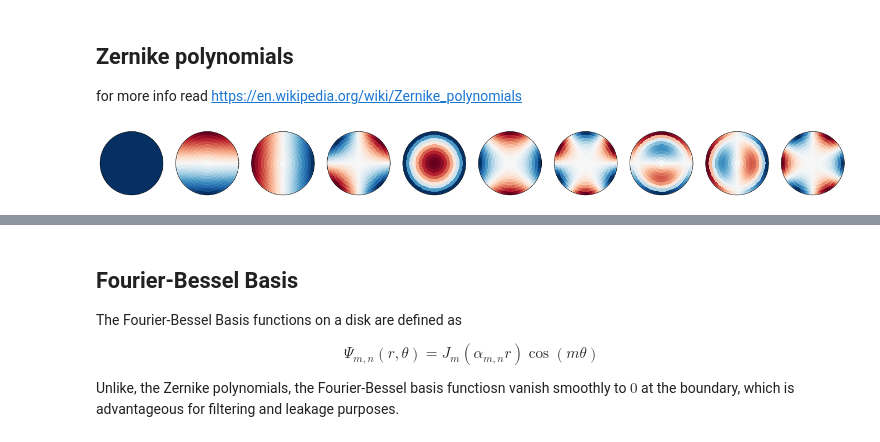
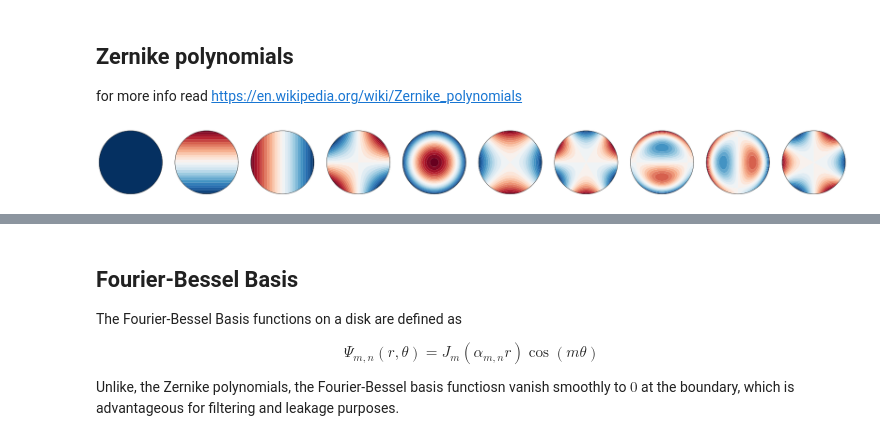
Before and after one commit to NVIDIA/torch-harmonics, a Jupyter notebook: notebooks/filter_basis_functions.ipynb, the cells around one changed output, grey strips where cells are left out. Saved outputs shown, nothing was run; the diff lists cells and outputs as text; code cells hidden in the pictures.

```diff
--- a/notebooks/filter_basis_functions.ipynb
+++ b/notebooks/filter_basis_functions.ipynb
@@ -26,18 +26,27 @@ We start off with piecewise linear basis functions defined on a disk.
 fb = get_filter_basis((5, 4), "piecewise linear")
 # %%
 phi = torch.linspace(0, 2*np.pi, 100)
-r = torch.linspace(0, 1.0, 10)
+r = torch.linspace(0, 1.0, 40)
 r, phi = torch.meshgrid(r, phi)
+
+# Quadrature on the unit disk: area element r dr dφ. Trapezoidal in r, uniform in φ.
+nr, nphi = r.shape[0], r.shape[1]
+dr = 1.0 / (nr - 1) if nr > 1 else 1.0
+dphi = 2 * math.pi / nphi
+r_fac = torch.ones_like(r)
+r_fac[0, :] = 0.5
+r_fac[-1, :] = 0.5
+quad_weights = r * dr * dphi * r_fac
 
 ks = fb.kernel_size
 idx, vals = fb.compute_support_vals(r, phi, r_cutoff=1)
 idx = torch.stack([idx[:, 0], idx[:, 1], idx[:, 2]], dim=0)
 psi = torch.sparse_coo_tensor(idx, vals, size=(ks, *r.shape)).to_dense()
 
-fig, ax = plt.subplots(nrows=1, ncols=ks, subplot_kw={"projection": "polar"}, figsize=(24,4))
+fig, ax = plt.subplots(nrows=1, ncols=ks, subplot_kw={"projection": "polar"}, figsize=(32,4))
 for k in range(0, ks):
     f = psi[k]
-    pc = ax[k].pcolormesh(phi, r, f, cmap=cmap, vmin=-f.abs().max(), vmax=f.abs().max())
+    pc = ax[k].contourf(phi, r, f, cmap=cmap, vmin=-f.abs().max(), vmax=f.abs().max(), levels=24, antialiased=True)
     ax[k].set_xticks([])
     ax[k].set_yticks([])
 # %% [output]
@@ -49,7 +78,7 @@ nmax = mmax = 3
 fb = get_filter_basis((nmax, mmax), "harmonic")
 # %%
 phi = torch.linspace(0, 2*np.pi, 100)
-r = torch.linspace(0, 1.0, 10)
+r = torch.linspace(0, 1.0, 40)
 r, phi = torch.meshgrid(r, phi)
 
 ks = fb.kernel_size
@@ -60,7 +89,7 @@ psi = torch.sparse_coo_tensor(idx, vals, size=(ks, *r.shape)).to_dense()
 fig, ax = plt.subplots(nrows=1, ncols=ks, subplot_kw={"projection": "polar"}, figsize=(32,4))
 for k in range(0, ks):
     f = psi[k]
-    pc = ax[k].pcolormesh(phi, r, f, cmap=cmap, vmin=-f.abs().max(), vmax=f.abs().max())
+    pc = ax[k].contourf(phi, r, f, cmap=cmap, vmin=-f.abs().max(), vmax=f.abs().max(), levels=24, antialiased=True)
     ax[k].set_xticks([])
     ax[k].set_yticks([])
 # %% [output]
@@ -74,19 +114,19 @@ nmax = 4
 fb = get_filter_basis(nmax, "zernike")
 # %%
 phi = torch.linspace(0, 2*np.pi, 100)
-r = torch.linspace(0, 1.0, 10)
+r = torch.linspace(0, 1.0, 40)
 r, phi = torch.meshgrid(r, phi)
 
 ks = fb.kernel_size
 idx, vals = fb.compute_support_vals(r, phi, r_cutoff=1)
 idx = torch.stack([idx[:, 0], idx[:, 1], idx[:, 2]], dim=0)
 psi = torch.sparse_coo_tensor(idx, vals, size=(ks, *r.shape)).to_dense()
 
-fig, ax = plt.subplots(nrows=1, ncols=ks, subplot_kw={"projection": "polar"}, figsize=(24,4))
+fig, ax = plt.subplots(nrows=1, ncols=ks, subplot_kw={"projection": "polar"}, figsize=(32,4))
 for k in range(0, ks):
     f = psi[k]
-    pc = ax[k].pcolormesh(phi, r, f, cmap=cmap, vmin=-f.abs().max(), vmax=f.abs().max())
+    pc = ax[k].contourf(phi, r, f, cmap=cmap, vmin=-f.abs().max(), vmax=f.abs().max(), levels=24, antialiased=True)
     ax[k].set_xticks([])
     ax[k].set_yticks([])
 # %% [output]
-[figure, old version]
+[figure, new version]
```
Also changed, not shown: parts of 21 cells of this notebook, 2 other files.
